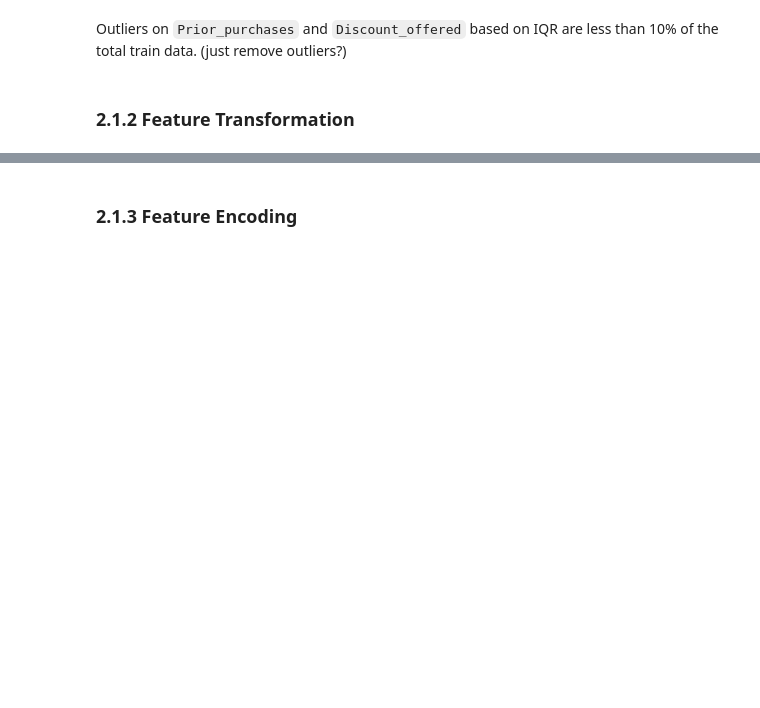
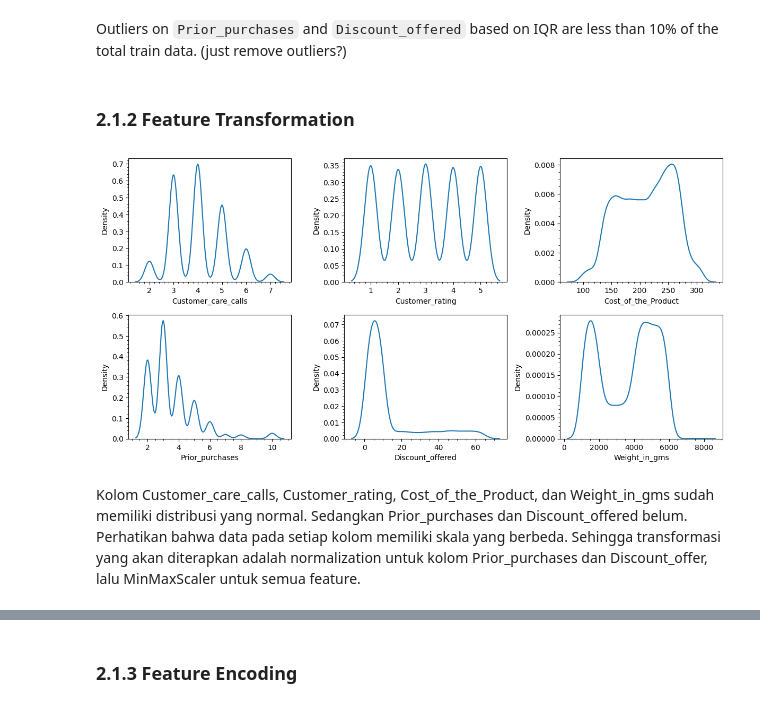
Before and after one commit to uniainiyah/ecommerce-ds, a Jupyter notebook: Final_Project_DS_Rakamin_Batch_31_Kelompok_4_(Cobra).ipynb, the cells around one changed output, grey strips where cells are left out. Cells and saved outputs as stored; diff of their text form; code cells hidden in the pictures; blank space fills up the shorter version.

```diff
--- a/Final_Project_DS_Rakamin_Batch_31_Kelompok_4_(Cobra).ipynb
+++ b/Final_Project_DS_Rakamin_Batch_31_Kelompok_4_(Cobra).ipynb
@@ -587,0 +587,21 @@ Outliers on `Prior_purchases` and `Discount_offered` based on IQR are less than
+# %%
+# Tinjau distribusi dari kolom-kolom numerik pada data menggunakan kdeplot dari data yang telah di smoothing
+
+nums = ['Customer_care_calls', 'Customer_rating', 'Cost_of_the_Product', 'Prior_purchases', 'Discount_offered', 'Weight_in_gms']
+
+fig, axes = plt.subplots(2, 3, figsize=(12, 6))
+
+i = 0
+for y in axes:
+    for ax in y:
+        column = nums[i]
+        sns.kdeplot(x_train, x=column, ax=ax)
+        ax.minorticks_on()
+        i += 1
+
+fig.tight_layout(pad=1)
+plt.show()
+# %% [output]
+[figure, added]
+# %% [markdown]
+Kolom Customer_care_calls, Customer_rating, Cost_of_the_Product, dan Weight_in_gms sudah memiliki distribusi yang normal. Sedangkan Prior_purchases dan Discount_offered belum. Perhatikan bahwa data pada setiap kolom memiliki skala yang berbeda. Sehingga transformasi yang akan diterapkan adalah normalization untuk kolom Prior_purchases dan Discount_offer, lalu MinMaxScaler untuk semua feature.
```
Also changed, not shown: parts of 9 cells of this notebook.
